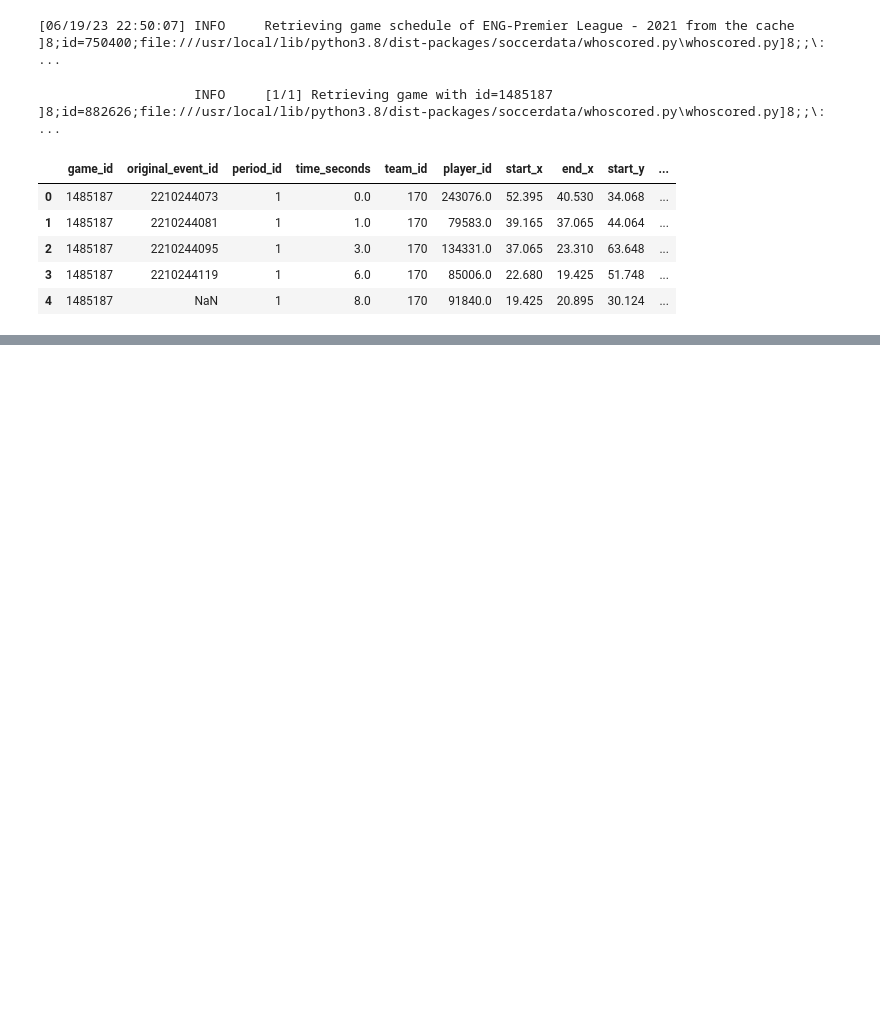
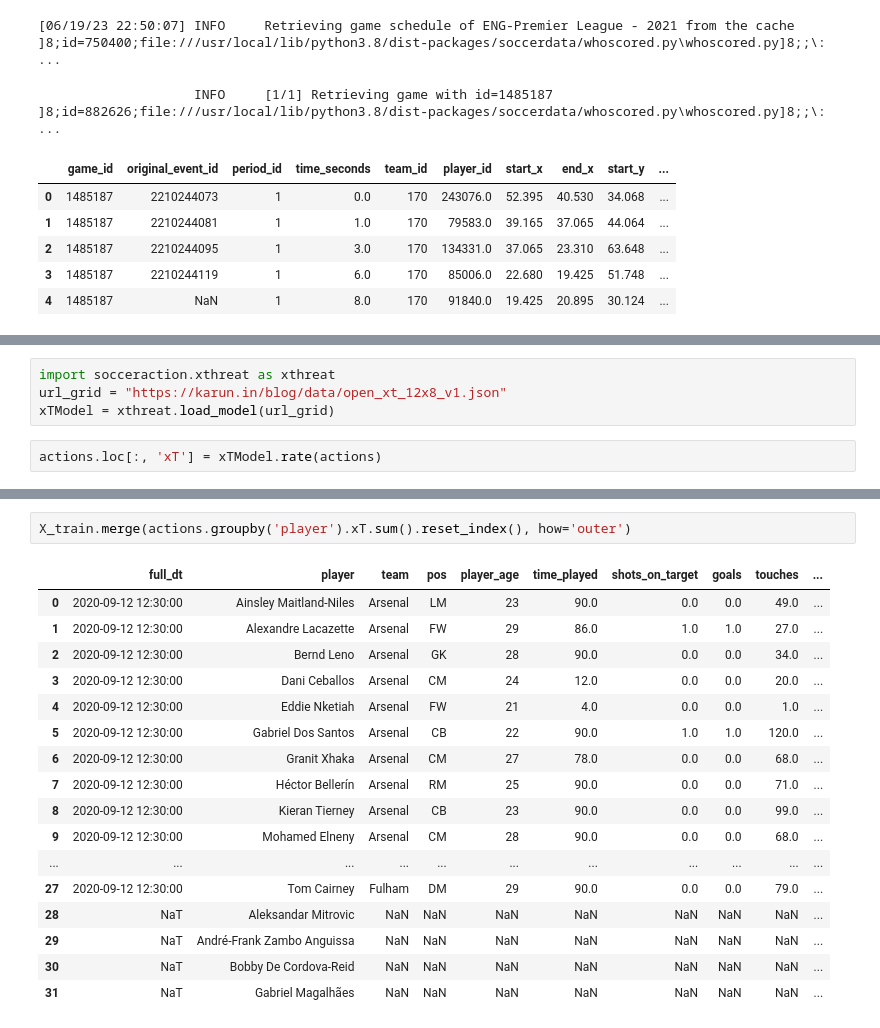
Before and after one commit to augustomaillo/cdaf-performance-influences, a Jupyter notebook: eda.ipynb, the cells around one changed output, grey strips where cells are left out. Cells and saved outputs as stored; diff of their text form; blank space fills up the shorter version.

```diff
--- a/eda.ipynb
+++ b/eda.ipynb
@@ -163,0 +160,6 @@ NotFittedError:
+# %%
+import socceraction.xthreat as xthreat
+url_grid = "https://karun.in/blog/data/open_xt_12x8_v1.json"
+xTModel = xthreat.load_model(url_grid)
+# %%
+actions.loc[:, 'xT'] = xTModel.rate(actions)
@@ -163,0 +198,20 @@ NotFittedError:
+# %%
+X_train.merge(actions.groupby('player').xT.sum().reset_index(), how='outer')
+# %% [output]
+|  | full_dt | player | team | pos | player_age | time_played | shots_on_target | goals | touches | ... |
+| 0 | 2020-09-12 12:30:00 | Ainsley Maitland-Niles | Arsenal | LM | 23 | 90.0 | 0.0 | 0.0 | 49.0 | ... |
+| 1 | 2020-09-12 12:30:00 | Alexandre Lacazette | Arsenal | FW | 29 | 86.0 | 1.0 | 1.0 | 27.0 | ... |
+| 2 | 2020-09-12 12:30:00 | Bernd Leno | Arsenal | GK | 28 | 90.0 | 0.0 | 0.0 | 34.0 | ... |
+| 3 | 2020-09-12 12:30:00 | Dani Ceballos | Arsenal | CM | 24 | 12.0 | 0.0 | 0.0 | 20.0 | ... |
+| 4 | 2020-09-12 12:30:00 | Eddie Nketiah | Arsenal | FW | 21 | 4.0 | 0.0 | 0.0 | 1.0 | ... |
+| 5 | 2020-09-12 12:30:00 | Gabriel Dos Santos | Arsenal | CB | 22 | 90.0 | 1.0 | 1.0 | 120.0 | ... |
+| 6 | 2020-09-12 12:30:00 | Granit Xhaka | Arsenal | CM | 27 | 78.0 | 0.0 | 0.0 | 68.0 | ... |
+| 7 | 2020-09-12 12:30:00 | Héctor Bellerín | Arsenal | RM | 25 | 90.0 | 0.0 | 0.0 | 71.0 | ... |
+| 8 | 2020-09-12 12:30:00 | Kieran Tierney | Arsenal | CB | 23 | 90.0 | 0.0 | 0.0 | 99.0 | ... |
+| 9 | 2020-09-12 12:30:00 | Mohamed Elneny | Arsenal | CM | 28 | 90.0 | 0.0 | 0.0 | 68.0 | ... |
+| ... | ... | ... | ... | ... | ... | ... | ... | ... | ... | ... |
+| 27 | 2020-09-12 12:30:00 | Tom Cairney | Fulham | DM | 29 | 90.0 | 0.0 | 0.0 | 79.0 | ... |
+| 28 | NaT | Aleksandar Mitrovic | NaN | NaN | NaN | NaN | NaN | NaN | NaN | ... |
+| 29 | NaT | André-Frank Zambo Anguissa | NaN | NaN | NaN | NaN | NaN | NaN | NaN | ... |
+| 30 | NaT | Bobby De Cordova-Reid | NaN | NaN | NaN | NaN | NaN | NaN | NaN | ... |
+| 31 | NaT | Gabriel Magalhães | NaN | NaN | NaN | NaN | NaN | NaN | NaN | ... |
```
Also changed, not shown: parts of 7 cells of this notebook.
